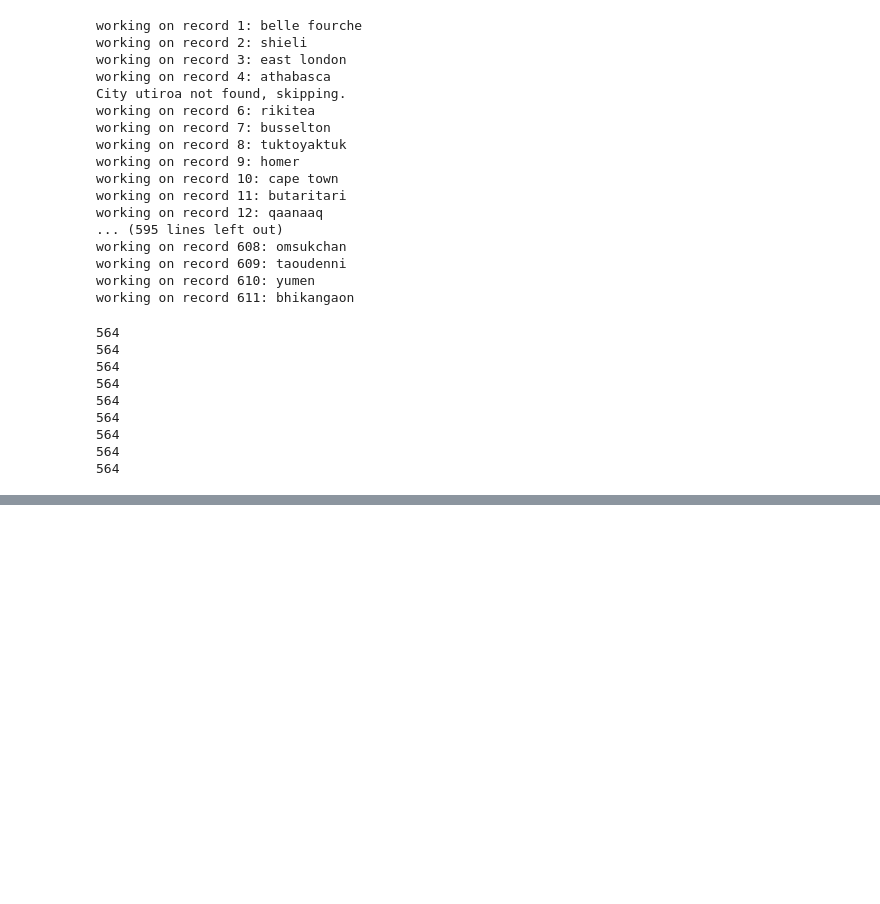
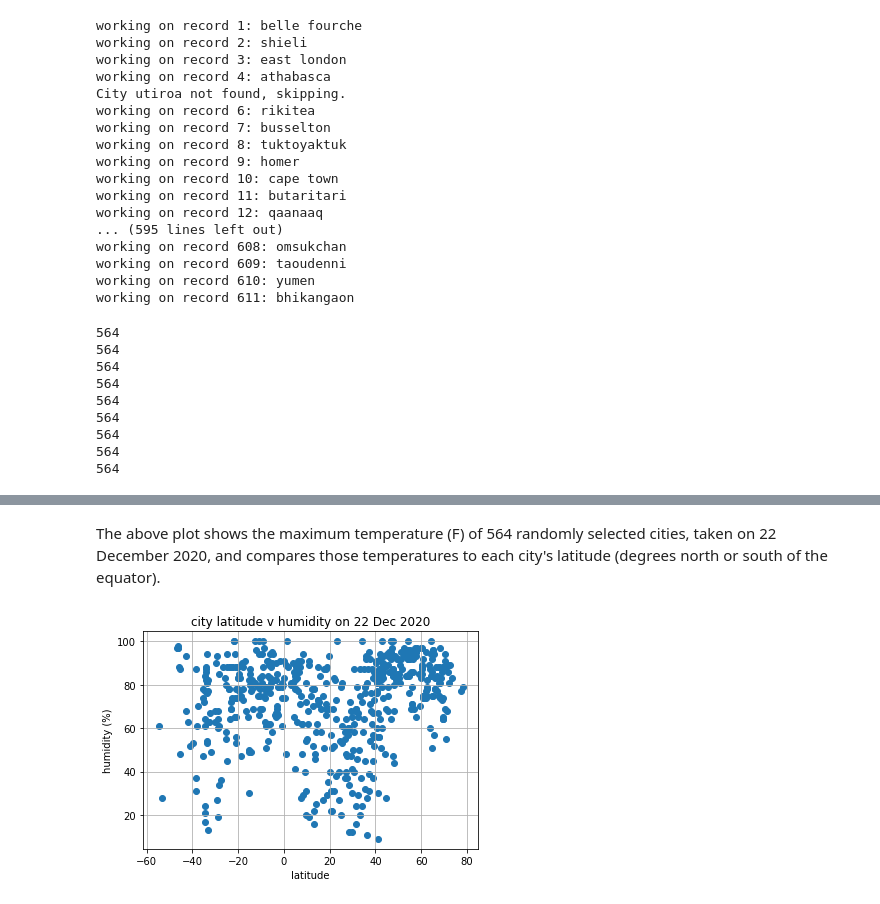
Before and after one commit to sarahDH615/python-api-challenge, a Jupyter notebook: weatherpy/weatherpy.ipynb, the cells around one changed output, grey strips where cells are left out. Drawn from its saved outputs; the diff is of its cells as text; code cells hidden in the pictures; blank space fills up the shorter version.

```diff
--- a/weatherpy/weatherpy.ipynb
+++ b/weatherpy/weatherpy.ipynb
@@ -181,0 +195,14 @@ weather_data_df.to_csv(output_path)
+# %% [markdown]
+The above plot shows the maximum temperature (F) of 564 randomly selected cities, taken on 22 December 2020, and compares those temperatures to each city's latitude (degrees north or south of the equator).
+# %%
+#scatter for hum v. lat
+x_axis2 = weather_data_df['lat']
+y_axis2 = weather_data_df['humidity']
+plt.title('city latitude v humidity on 22 Dec 2020')
+plt.xlabel('latitude')
+plt.ylabel('humidity (%)')
+plt.grid()
+plt.scatter(x_axis2, y_axis2)
+plt.show()
+# %% [output]
+[figure, added]
```
Also changed, not shown: parts of 10 cells of this notebook, 1 other file.
